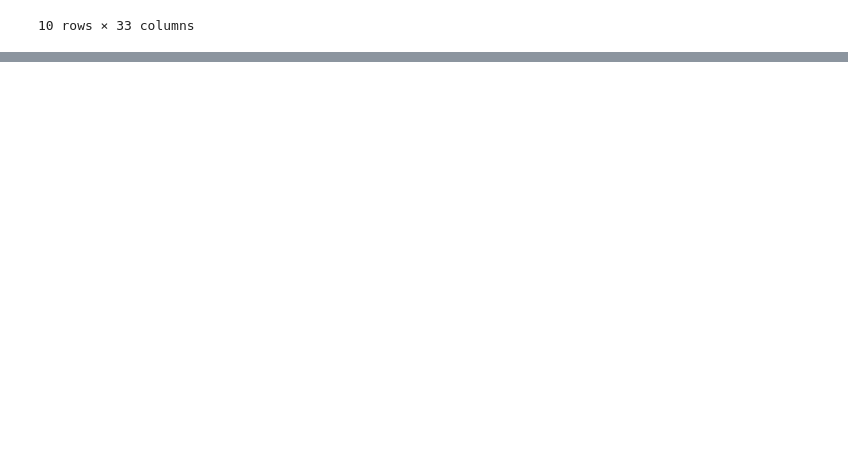
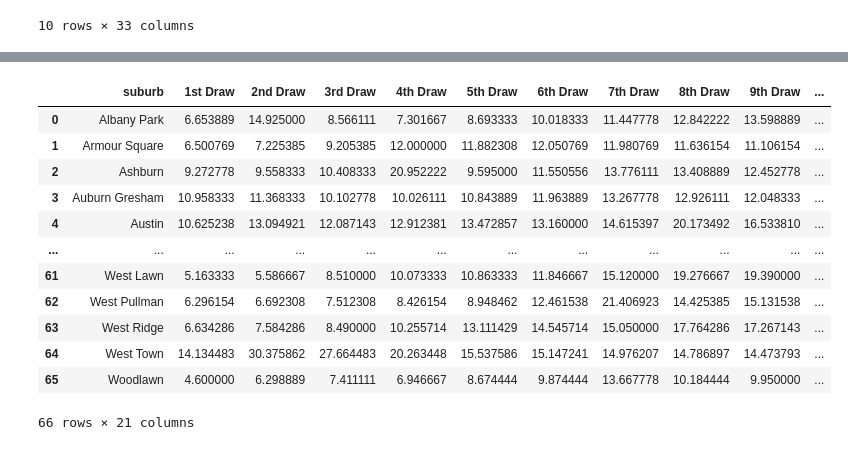
Before and after one commit to Environmental-Research-Group/data_analysis_22_23, a Jupyter notebook: kevinlin/intro.ipynb, the cells around one changed output, grey strips where cells are left out. Cells and saved outputs as stored; diff of their text form; code cells hidden in the pictures; blank space fills up the shorter version.

```diff
--- a/kevinlin/intro.ipynb
+++ b/kevinlin/intro.ipynb
@@ -234,0 +301,21 @@ sequential.to_csv("sequential_cleaned+geo_cleaned.csv", index=False)
+# %%
+sequential = pd.read_csv("sequential_cleaned+geo_cleaned.csv")
+sequential_suburb = sequential.groupby("suburb").mean().reset_index()
+sequential_suburb = sequential_suburb.drop(columns=["place_id", "osm_id", "lat", "lon"])
+sequential_suburb["avg draws"] = sequential_suburb.iloc[:, 1:12].sum(axis=1) / 11
+sequential_suburb["avg minute"] = sequential_suburb.iloc[:, 12:18].sum(axis=1) / 5
+sequential_suburb
+# %% [output]
+|  | suburb | 1st Draw | 2nd Draw | 3rd Draw | 4th Draw | 5th Draw | 6th Draw | 7th Draw | 8th Draw | 9th Draw | ... |
+| 0 | Albany Park | 6.653889 | 14.925000 | 8.566111 | 7.301667 | 8.693333 | 10.018333 | 11.447778 | 12.842222 | 13.598889 | ... |
+| 1 | Armour Square | 6.500769 | 7.225385 | 9.205385 | 12.000000 | 11.882308 | 12.050769 | 11.980769 | 11.636154 | 11.106154 | ... |
+| 2 | Ashburn | 9.272778 | 9.558333 | 10.408333 | 20.952222 | 9.595000 | 11.550556 | 13.776111 | 13.408889 | 12.452778 | ... |
+| 3 | Auburn Gresham | 10.958333 | 11.368333 | 10.102778 | 10.026111 | 10.843889 | 11.963889 | 13.267778 | 12.926111 | 12.048333 | ... |
+| 4 | Austin | 10.625238 | 13.094921 | 12.087143 | 12.912381 | 13.472857 | 13.160000 | 14.615397 | 20.173492 | 16.533810 | ... |
+| ... | ... | ... | ... | ... | ... | ... | ... | ... | ... | ... | ... |
+| 61 | West Lawn | 5.163333 | 5.586667 | 8.510000 | 10.073333 | 10.863333 | 11.846667 | 15.120000 | 19.276667 | 19.390000 | ... |
+| 62 | West Pullman | 6.296154 | 6.692308 | 7.512308 | 8.426154 | 8.948462 | 12.461538 | 21.406923 | 14.425385 | 15.131538 | ... |
+| 63 | West Ridge | 6.634286 | 7.584286 | 8.490000 | 10.255714 | 13.111429 | 14.545714 | 15.050000 | 17.764286 | 17.267143 | ... |
+| 64 | West Town | 14.134483 | 30.375862 | 27.664483 | 20.263448 | 15.537586 | 15.147241 | 14.976207 | 14.786897 | 14.473793 | ... |
+| 65 | Woodlawn | 4.600000 | 6.298889 | 7.411111 | 6.946667 | 8.674444 | 9.874444 | 13.667778 | 10.184444 | 9.950000 | ... |
+66 rows × 21 columns
```
Also changed, not shown: parts of 6 cells of this notebook, 3 other files.
